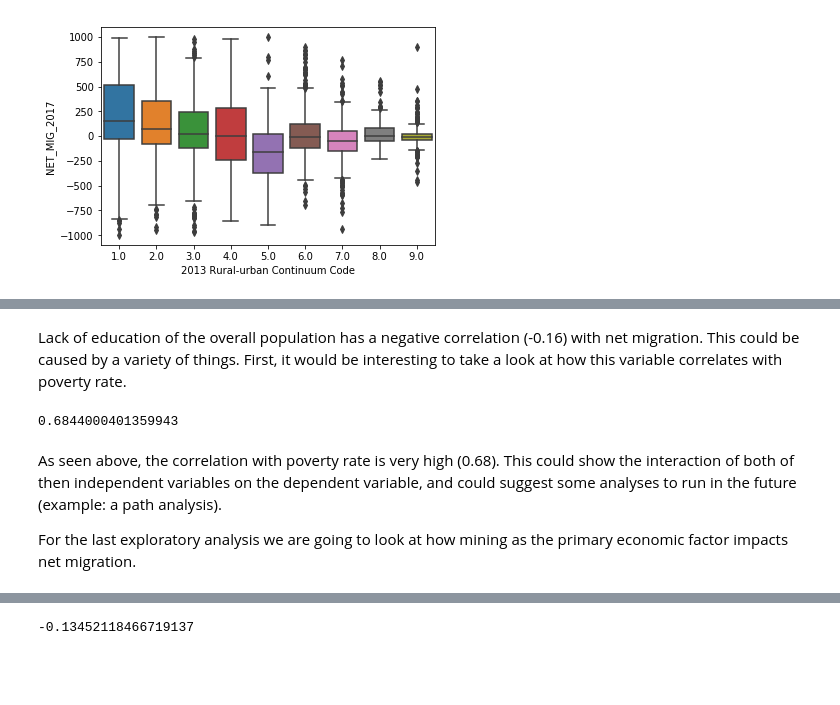
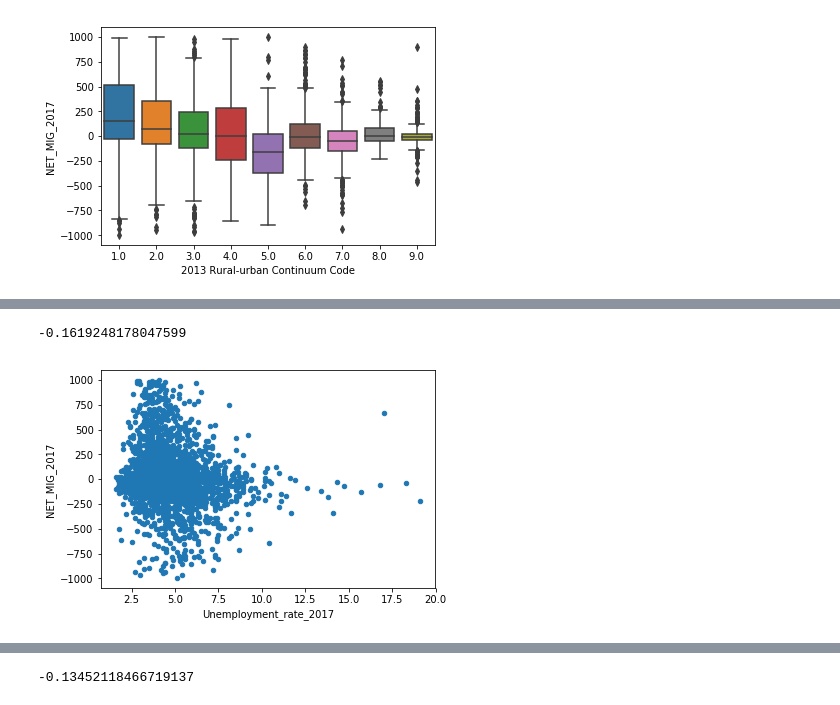
Before and after one commit to william-aderholdt/OutMigration, a Jupyter notebook: main.ipynb, the cells around one changed output, grey strips where cells are left out. Drawn from its saved outputs; the diff is of its cells as text; code cells hidden in the pictures; blank space fills up the shorter version.

Commit message:
Updates to exploratory analysis

```diff
--- a/main.ipynb
+++ b/main.ipynb
@@ -248,10 +259,6 @@ df.corr()['Percent of adults with less than a high school diploma, 2013-17']['NE
-# %% [markdown]
-Lack of education of the overall population has a negative correlation (-0.16) with net migration.  This could be caused by a variety of things.  First, it would be interesting to take a look at how this variable correlates with poverty rate.
-# %%
-df.corr()['Percent of adults with less than a high school diploma, 2013-17']['PCTPOV517_2017']
-# %% [output]
-0.6844000401359943
-# %% [markdown]
-As seen above, the correlation with poverty rate is very high (0.68).  This could show the interaction of both of then independent variables on the dependent variable, and could suggest some analyses to run in the future (example: a path analysis).
-
-For the last exploratory analysis we are going to look at how mining as the primary economic factor impacts net migration.
+# %%
+df.plot.scatter(x='Unemployment_rate_2017', y='NET_MIG_2017')
+df.corr()['Unemployment_rate_2017']['NET_MIG_2017']
+# %% [output]
+-0.1619248178047599
+[figure, added]
```
Also changed, not shown: parts of 13 cells of this notebook, 1 other file.
